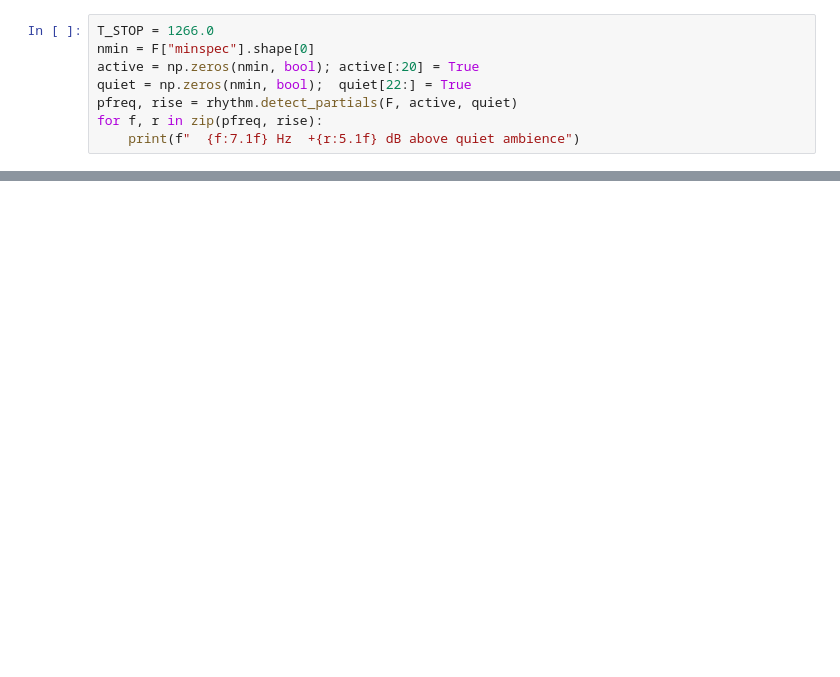
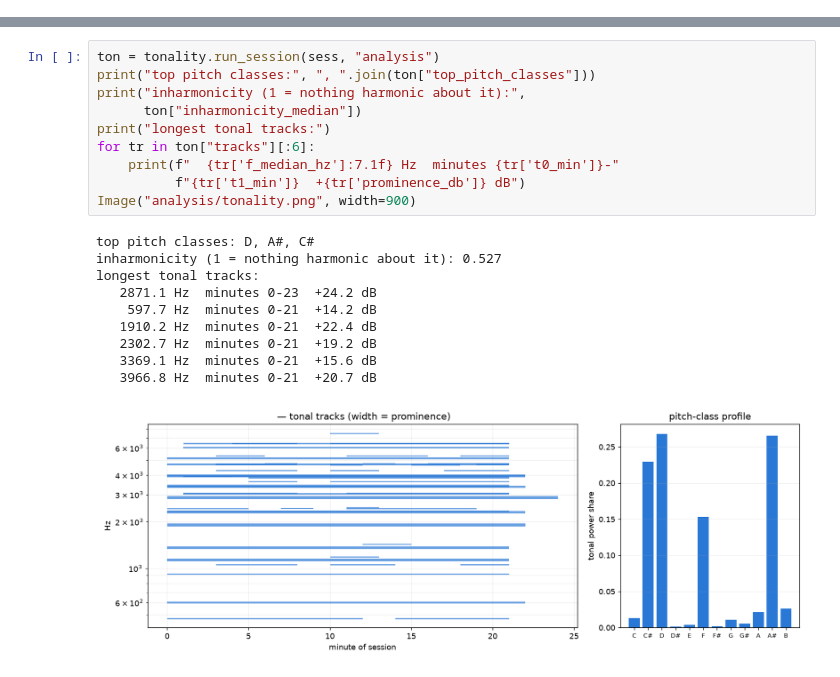
Before and after one commit to alexarje/haarlem-damiaatjes, a Jupyter notebook: damiaatjes-analysis.ipynb, the cells around one changed output, grey strips where cells are left out. Saved outputs shown, nothing was run; the diff lists cells and outputs as text; blank space fills up the shorter version.

```diff
--- a/damiaatjes-analysis.ipynb
+++ b/damiaatjes-analysis.ipynb
@@ -78,8 +69,0 @@ calibrated).
-# %%
-T_STOP = 1266.0
-nmin = F["minspec"].shape[0]
-active = np.zeros(nmin, bool); active[:20] = True
-quiet = np.zeros(nmin, bool);  quiet[22:] = True
-pfreq, rise = rhythm.detect_partials(F, active, quiet)
-for f, r in zip(pfreq, rise):
-    print(f"  {f:7.1f} Hz  +{r:5.1f} dB above quiet ambience")
@@ -278,0 +90,21 @@ on the ambiscape wiki.
+# %%
+ton = tonality.run_session(sess, "analysis")
+print("top pitch classes:", ", ".join(ton["top_pitch_classes"]))
+print("inharmonicity (1 = nothing harmonic about it):",
+      ton["inharmonicity_median"])
+print("longest tonal tracks:")
+for tr in ton["tracks"][:6]:
+    print(f"  {tr['f_median_hz']:7.1f} Hz  minutes {tr['t0_min']}-"
+          f"{tr['t1_min']}  +{tr['prominence_db']} dB")
+Image("analysis/tonality.png", width=900)
+# %% [output]
+top pitch classes: D, A#, C#
+inharmonicity (1 = nothing harmonic about it): 0.527
+longest tonal tracks:
+   2871.1 Hz  minutes 0-23  +24.2 dB
+    597.7 Hz  minutes 0-21  +14.2 dB
+   1910.2 Hz  minutes 0-21  +22.4 dB
+   2302.7 Hz  minutes 0-21  +19.2 dB
+   3369.1 Hz  minutes 0-21  +15.6 dB
+   3966.8 Hz  minutes 0-21  +20.7 dB
+[figure, added]
```
Also changed, not shown: parts of 29 cells of this notebook, 8 other files.
